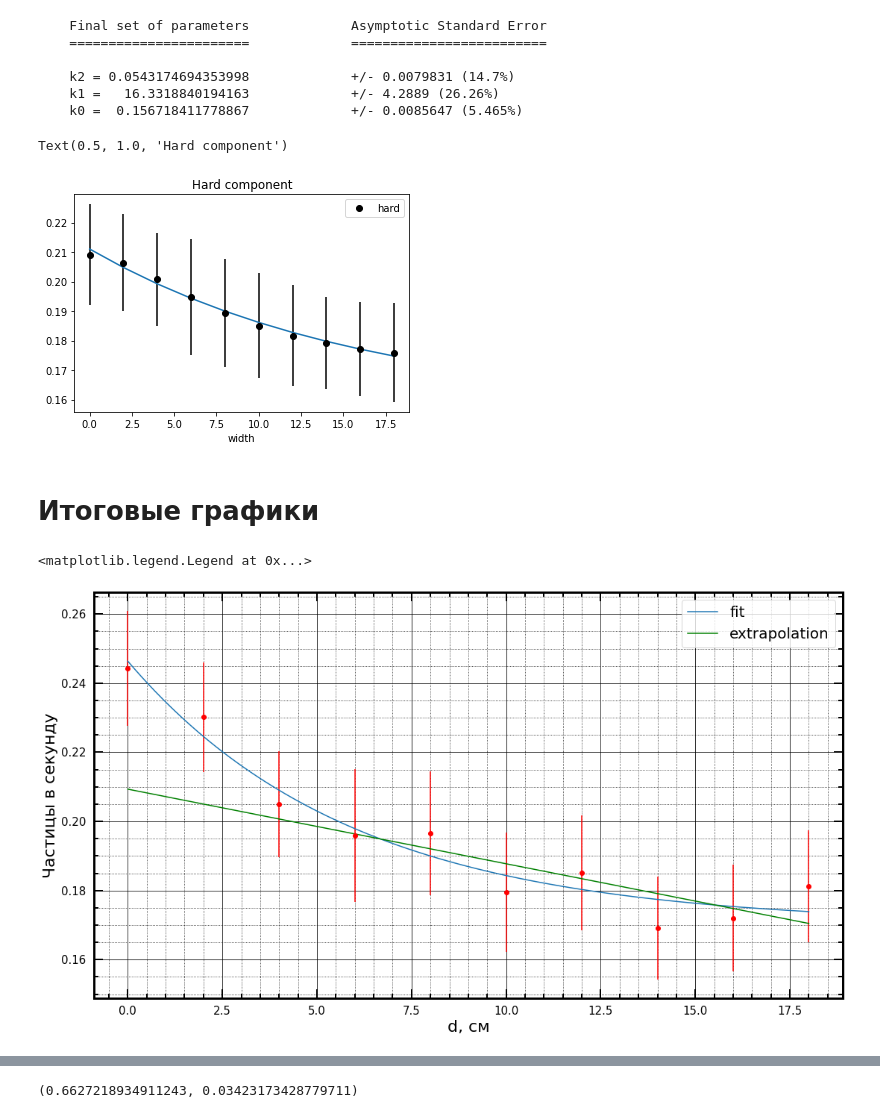
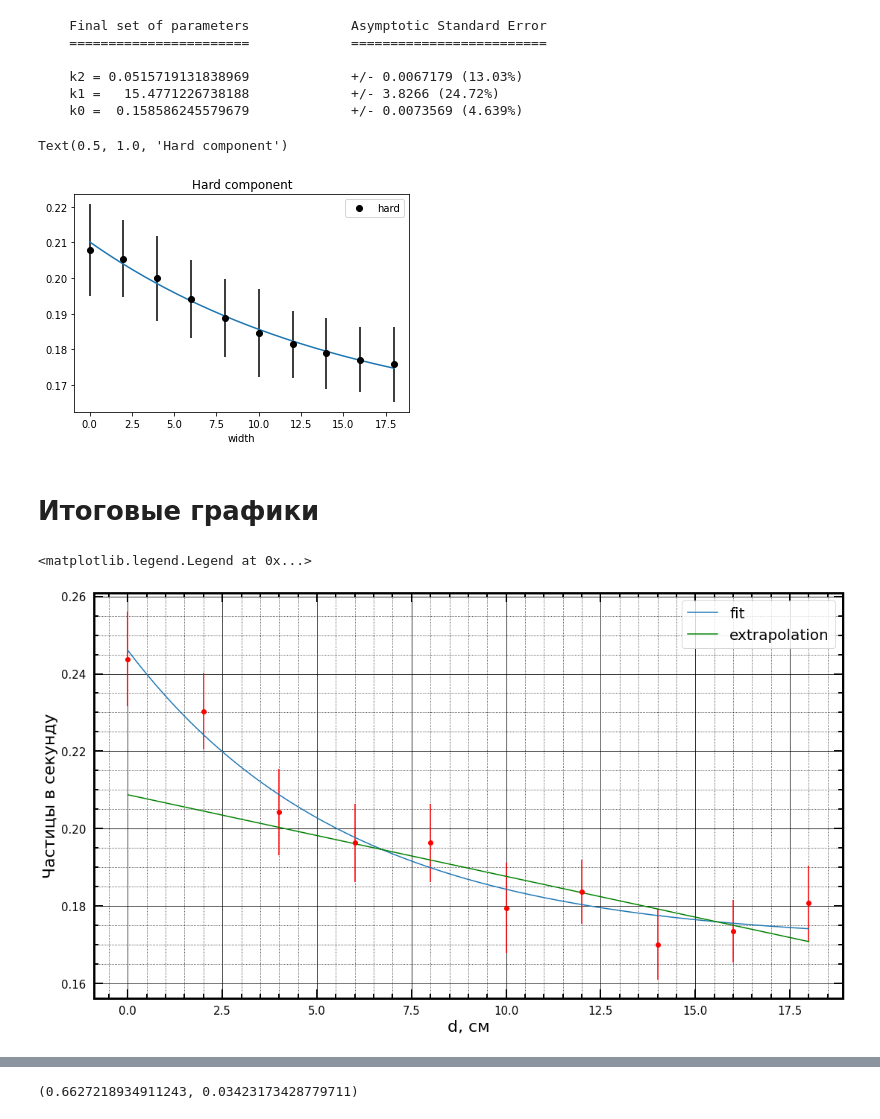
Before and after one commit to V1ad0S/quantum-physics-labs, a Jupyter notebook: 5.7.4/processing.ipynb, the cells around one changed output, grey strips where cells are left out. Cells and saved outputs as stored; diff of their text form; code cells hidden in the pictures.

```diff
--- a/5.7.4/processing.ipynb
+++ b/5.7.4/processing.ipynb
@@ -87,13 +99,13 @@ Text(0.5, 1.0, 'Particles per second')
 # %%
 n = 2
-popt_line = np.polyfit(data_s['width'][n:], data_s['avg_ptcls'][n:], deg=1)
-line_apx_std = np.absolute(data_s['avg_ptcls'][n:] - approx_func(data['width'][n:], *popt_gnrl)).std()
-data_s['soft'] = data_s['avg_ptcls'] - np.polyval(popt_line, data_s['width'])
+popt_line = np.polyfit(df['width'][n:], df['ptcl_per_sec'][n:], deg=1)
+line_apx_std = np.absolute(df['ptcl_per_sec'][n:] - approx_func(df['width'], *popt_gnrl)).std()
+df['soft'] = df['ptcl_per_sec'] - np.polyval(popt_line, df['width'])
 
 sigma_soft = np.sqrt(line_apx_std ** 2 + sigma_gnrl ** 2)
 # %%
-popt_soft, pcov_soft = curve_fit(approx_func, data_s['width'], data_s['soft'], sigma=sigma_soft)
-soft_apx_std = np.absolute(data_s['soft'] - approx_func(data['width'], *popt_soft)).std()
+popt_soft, pcov_soft = curve_fit(approx_func, df['width'], df['soft'], sigma=sigma_soft)
+soft_apx_std = np.absolute(df['soft'] - approx_func(df['width'], *popt_soft)).std()
 print_errors(popt_soft, pcov_soft)
 # %% [output]
     Final set of parameters             Asymptotic Standard Error
@@ -112,39 +124,37 @@ Text(0.5, 1.0, 'Soft component')
 # %%
-data_s['hard'] = approx_func(data_s['width'], *popt_gnrl) - approx_func(data_s['width'], *popt_soft)
+df['hard'] = approx_func(df['width'], *popt_gnrl) - approx_func(df['width'], *popt_soft)
 sigma_hard = np.sqrt(gnrl_apx_std ** 2 + soft_apx_std ** 2 + sigma_gnrl ** 2)
 # %%
-popt_hard, pcov_hard = curve_fit(approx_func, data_s['width'], data_s['hard'], sigma=sigma_hard)
-hard_apx_std = np.absolute(data_s['hard'] - approx_func(data['width'], *popt_hard)).std()
+popt_hard, pcov_hard = curve_fit(approx_func, df['width'], df['hard'], sigma=sigma_hard)
+hard_apx_std = np.absolute(df['hard'] - approx_func(df['width'], *popt_hard)).std()
 print_errors(popt_hard, pcov_hard)
 # %% [output]
     Final set of parameters             Asymptotic Standard Error
     =======================             =========================
 
-    k2 = 0.0543174694353998             +/- 0.0079831 (14.7%)
-    k1 =   16.3318840194163             +/- 4.2889 (26.26%)
-    k0 =  0.156718411778867             +/- 0.0085647 (5.465%)
+    k2 = 0.0515719131838969             +/- 0.0067179 (13.03%)
+    k1 =   15.4771226738188             +/- 3.8266 (24.72%)
+    k0 =  0.158586245579679             +/- 0.0073569 (4.639%)
 # %%
-data_s.plot(x='width', y='hard', fmt='ok', yerr=sigma_hard)
-plt.plot(data_s['width'], approx_func(data_s['width'], *popt_hard))
+df.plot(x='width', y='hard', fmt='ok', yerr=sigma_hard)
+plt.plot(x, approx_func(x, *popt_hard))
 plt.title('Hard component')
 # %% [output]
 Text(0.5, 1.0, 'Hard component')
-[figure, old version]
+[figure, new version]
 # %% [markdown]
 # Итоговые графики
-# %%
-x = np.linspace(data_s['width'].min(), data_s['width'].max(), 200)
 # %%
 fig1, ax1 = create_plot(18, 10)
-ax1.errorbar(data_s['width'], data_s['avg_ptcls'], fmt='or', yerr=sigma_gnrl)
+ax1.errorbar(df['width'], df['ptcl_per_sec'], fmt='or', yerr=sigma_gnrl)
 ax1.plot(x, approx_func(x, *popt_gnrl), label='fit')
 ax1.plot(x, np.polyval(popt_line, x), color='green', label='extrapolation')
 
 ax1.set_xlabel('d, см', fontsize=22)
 ax1.set_ylabel('Частицы в секунду', fontsize=22)
 ax1.legend(fontsize=20)
 # %% [output]
 <matplotlib.legend.Legend at 0x...>
-[figure, old version]
+[figure, new version]
 # %%
 fig2, ax2 = create_plot(18, 10)
```
Also changed, not shown: parts of 23 cells of this notebook, 7 other files.
